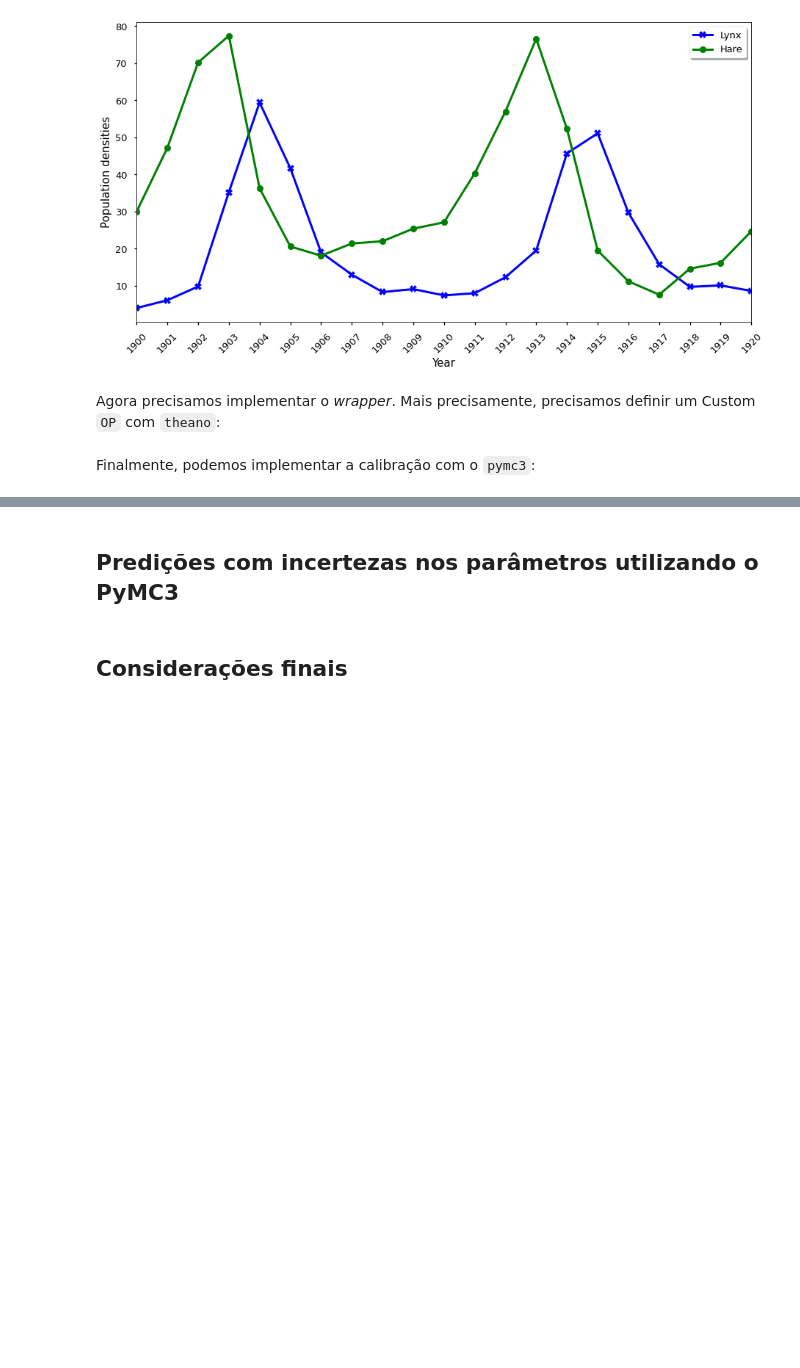
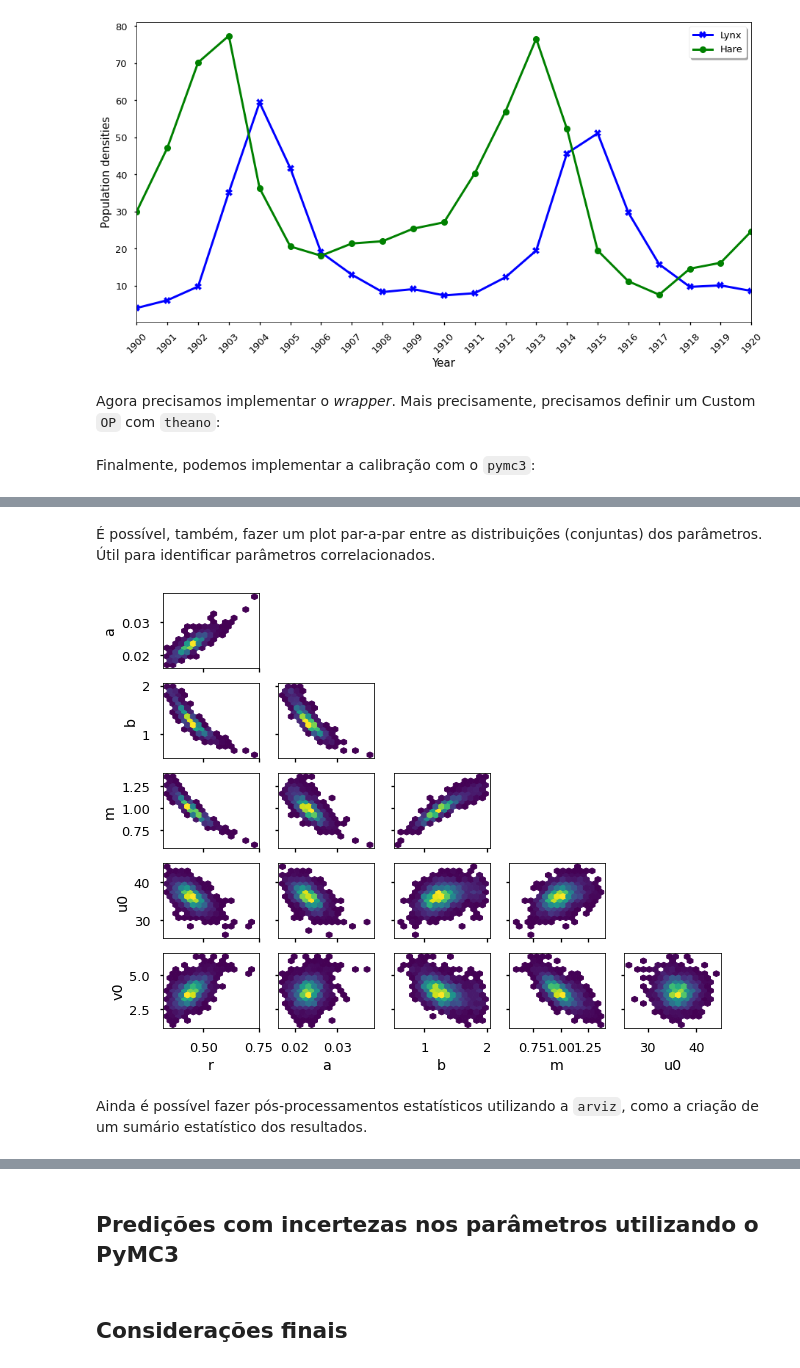
Before and after one commit to covid-lncc/apresentacao_stack, a Jupyter notebook: presentation/COVID19 LNCC.ipynb, the cells around one changed output, grey strips where cells are left out. Saved outputs shown, nothing was run; the diff lists cells and outputs as text; code cells hidden in the pictures; blank space fills up the shorter version.

```diff
--- a/presentation/COVID19 LNCC.ipynb
+++ b/presentation/COVID19 LNCC.ipynb
@@ -1145,0 +1217,17 @@ KeyboardInterrupt:
+# %% [markdown]
+É possível, também, fazer um plot par-a-par entre as distribuições (conjuntas) dos parâmetros. Útil para identificar parâmetros correlacionados.
+# %%
+import arviz as az
+
+az.plot_pair(
+    trace_calibration,
+    var_names=calibration_variable_names[1:],  # não vamos plotar os hiper-parâmetros
+    kind="hexbin",
+    fill_last=False,
+    figsize=(10, 8),
+)
+plt.savefig("marginals_cal.png")
+# %% [output]
+[figure, added]
+# %% [markdown]
+Ainda é possível fazer pós-processamentos estatísticos utilizando a `arviz`, como a criação de um sumário estatístico dos resultados.
```
Also changed, not shown: parts of 27 cells of this notebook.
